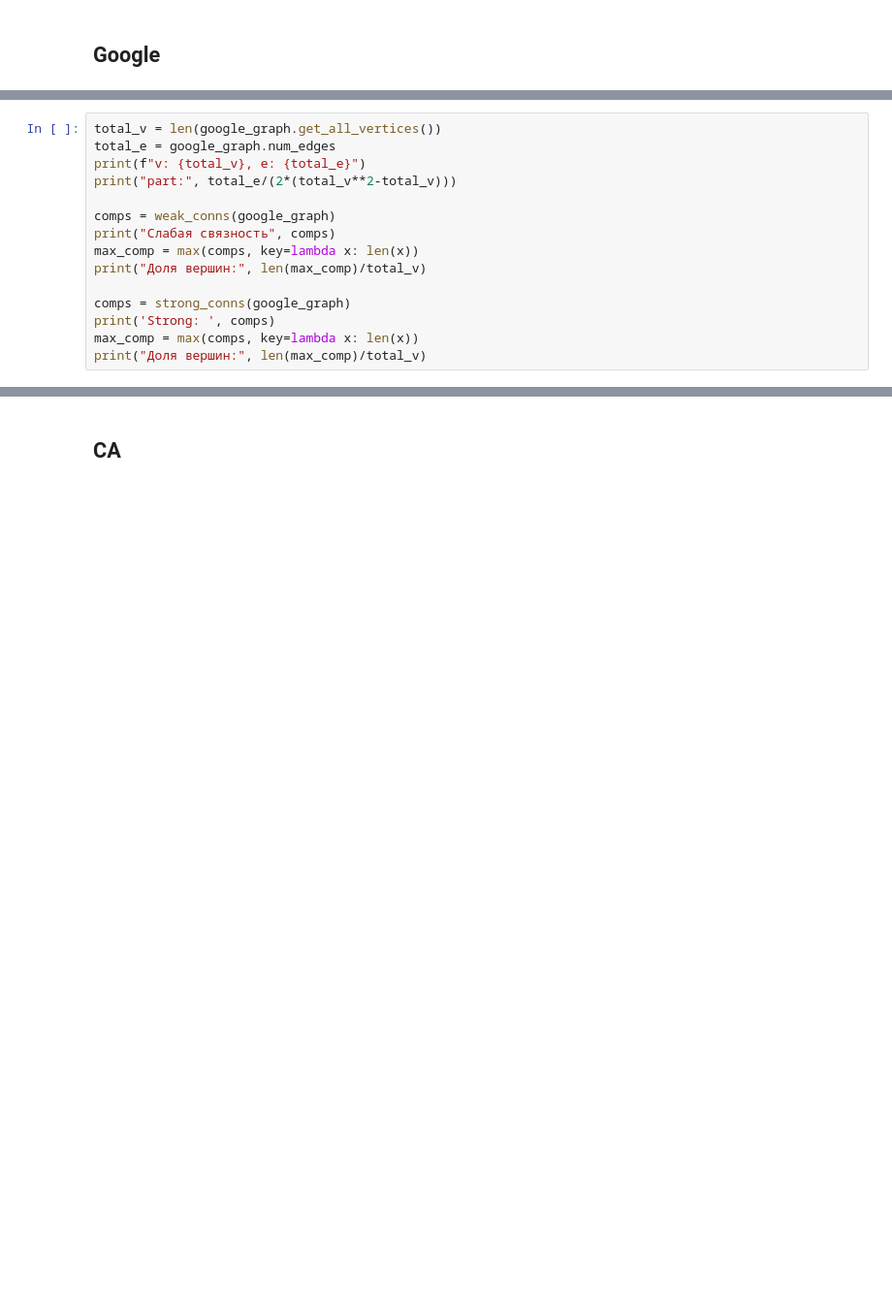
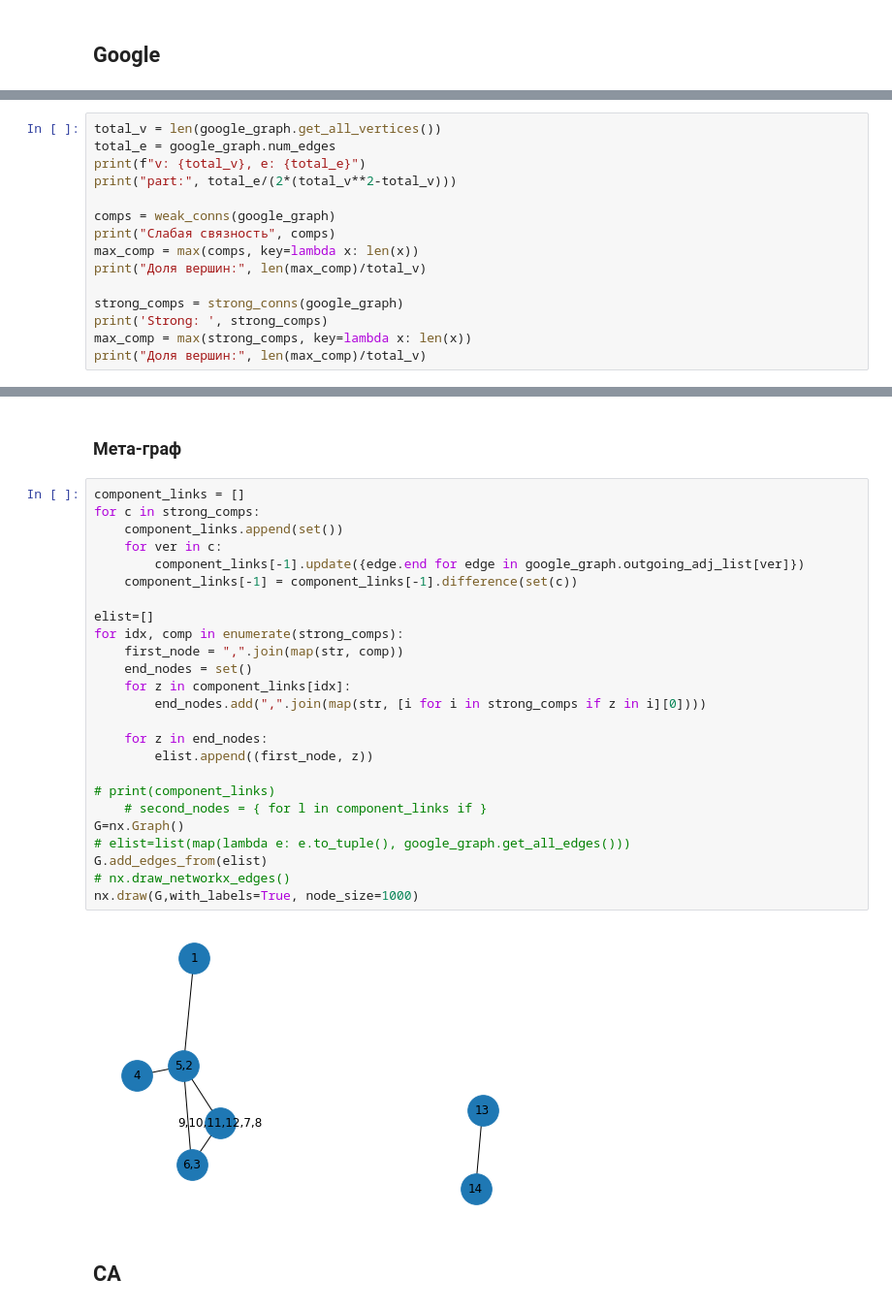
Before and after one commit to Kiruha01/graphs, a Jupyter notebook: Untitled.ipynb, the cells around one changed output, grey strips where cells are left out. Shown at 97% size. Saved outputs shown, nothing was run; the diff lists cells and outputs as text; blank space fills up the shorter version.

```diff
--- a/Untitled.ipynb
+++ b/Untitled.ipynb
@@ -24,8 +24,8 @@ print("Слабая связность", comps)
 max_comp = max(comps, key=lambda x: len(x))
 print("Доля вершин:", len(max_comp)/total_v)
 
-comps = strong_conns(google_graph)
-print('Strong: ', comps)
-max_comp = max(comps, key=lambda x: len(x))
+strong_comps = strong_conns(google_graph)
+print('Strong: ', strong_comps)
+max_comp = max(strong_comps, key=lambda x: len(x))
 print("Доля вершин:", len(max_comp)/total_v)
 # %% [output]
@@ -38,3 +38,32 @@ Strong:  [[8], [7], [5], [3, 2], [6], [4], [1]]
+# %% [markdown]
+### Мета-граф
+# %%
+component_links = []
+for c in strong_comps:
+	component_links.append(set())
+	for ver in c:
+		component_links[-1].update({edge.end for edge in google_graph.outgoing_adj_list[ver]})
+	component_links[-1] = component_links[-1].difference(set(c))
+
+elist=[]
+for idx, comp in enumerate(strong_comps):
+	first_node = ",".join(map(str, comp))
+	end_nodes = set()
+	for z in component_links[idx]:
+		end_nodes.add(",".join(map(str, [i for i in strong_comps if z in i][0])))
+
+	for z in end_nodes:
+		elist.append((first_node, z))
+
+# print(component_links)
+	# second_nodes = { for l in component_links if }
+G=nx.Graph()
+# elist=list(map(lambda e: e.to_tuple(), google_graph.get_all_edges()))
+G.add_edges_from(elist)
+# nx.draw_networkx_edges()
+nx.draw(G,with_labels=True, node_size=1000)
+# %% [output]
+[figure, added]
 # %% [markdown]
 ## CA
 # %%
```
Also changed, not shown: parts of 5 cells of this notebook, 4 other files.
